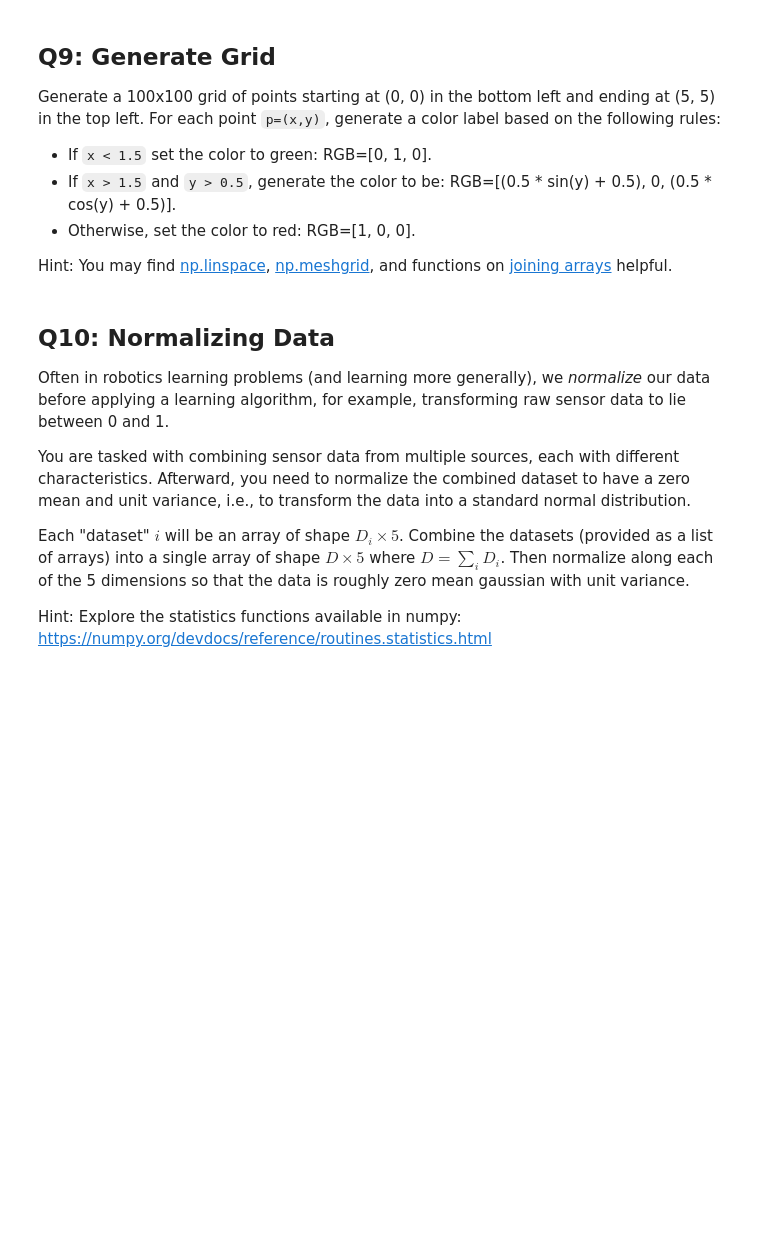
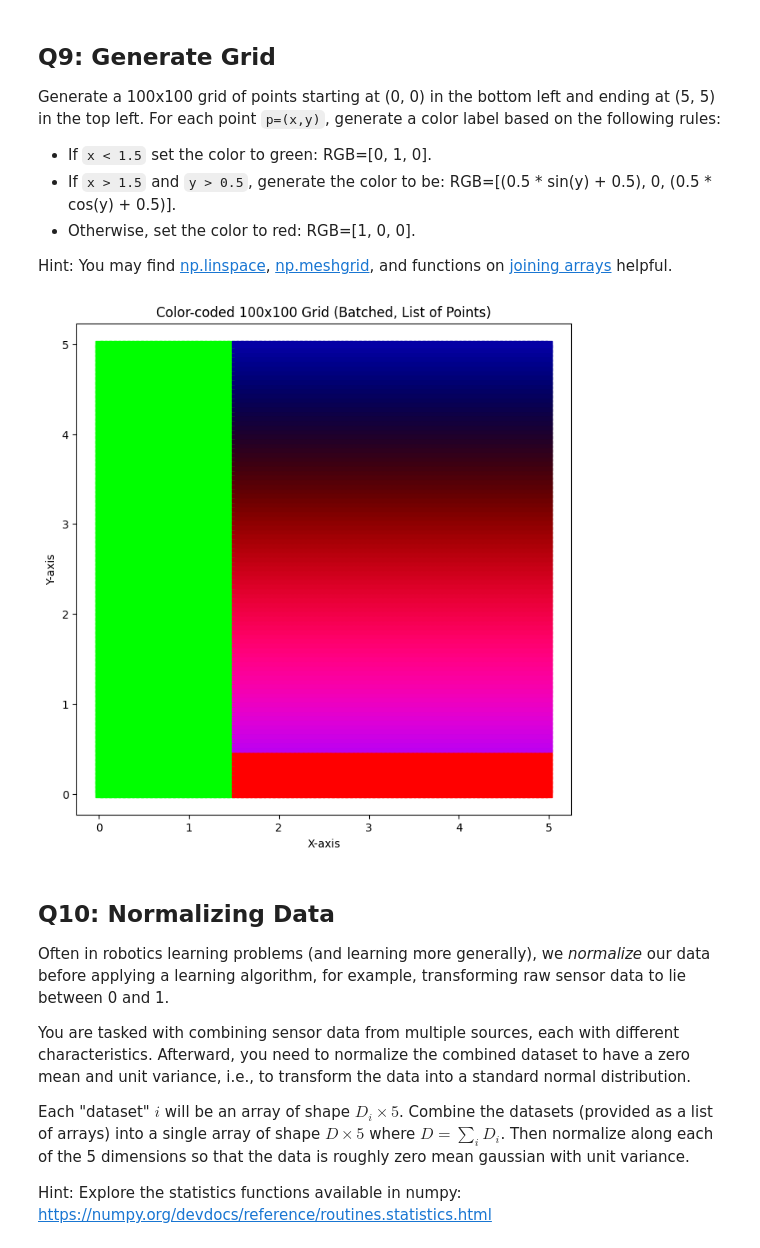
Before and after one commit to akshatd/rob599learning, a Jupyter notebook: ROB498_hw0.ipynb, the cells around one changed output. Drawn from its saved outputs; the diff is of its cells as text; code cells hidden in the pictures; blank space fills up the shorter version.

```diff
--- a/ROB498_hw0.ipynb
+++ b/ROB498_hw0.ipynb
@@ -267,23 +293,30 @@ For each point `p=(x,y)`, generate a color label based on the following rules:
 Hint: You may find [np.linspace](https://numpy.org/doc/2.1/reference/generated/numpy.linspace.html), [np.meshgrid](https://numpy.org/doc/2.1/reference/generated/numpy.meshgrid.html), and functions on [joining arrays](https://numpy.org/doc/stable/reference/routines.array-manipulation.html#joining-arrays) helpful.
 # %%
 def generate_grid_batch():
-    points = colors = None
+    range = np.linspace(0, 5, 100)
+    points_x, points_y = np.meshgrid(range, range)
+    points = np.column_stack([points_x.flatten(), points_y.flatten()])
 
-    # IMPLEMENT HERE
-
+    colors = np.tile(np.array([1, 0, 0], dtype=float), (points.shape[0], 1)) # default to red
+    green = points[:, 0] < 1.5 # points with x < 1.5
+    colors[green] = [0, 1, 0] # green
+    rgb_col = np.logical_and(points[:, 0] > 1.5, points[:, 1] > 0.5)
+    colors[rgb_col] = np.array([0.5 * np.sin(points[rgb_col, 1]) + 0.5, np.zeros(np.sum(rgb_col)), 0.5 * np.cos(points[rgb_col, 1]) + 0.5]).T
     return points, colors
 
 points, colors = generate_grid_batch()
 
 # Plotting using plt.matshow
 plt.figure(figsize=(8, 8))
 plt.scatter(points[:, 0], points[:, 1], c=colors, marker='s')
 plt.title("Color-coded 100x100 Grid (Batched, List of Points)")
 plt.xlabel("X-axis")
 plt.ylabel("Y-axis")
 plt.axis('equal')
 plt.grid(False)
 plt.show()
+# %% [output]
+[figure, added]
 # %% [markdown]
 ## Q10: Normalizing Data
 
```
Also changed, not shown: parts of 11 cells of this notebook, 2 other files.
